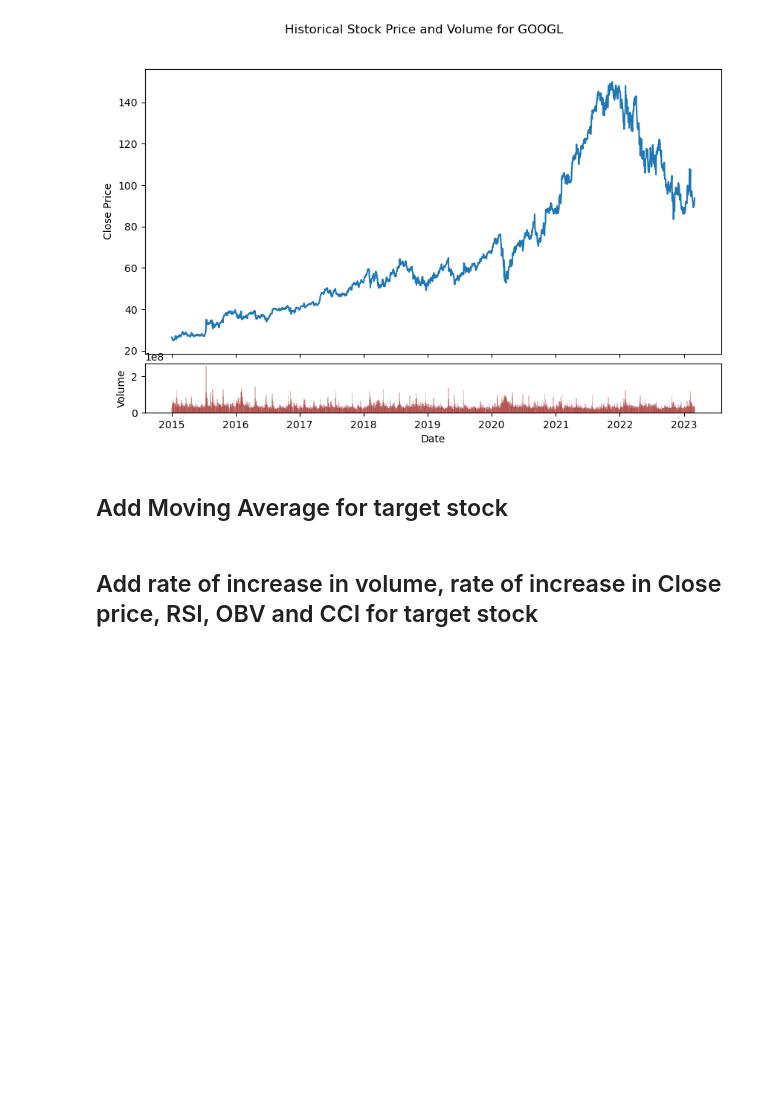
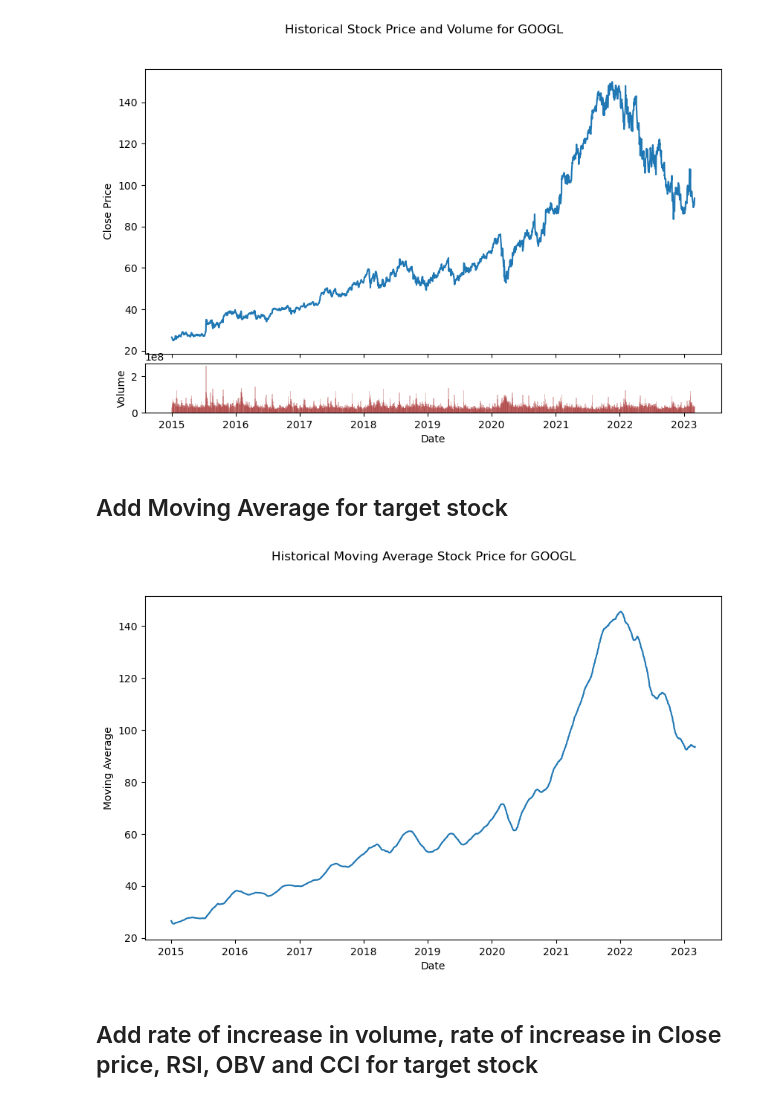
Before and after one commit to Ze-Michelle-Sun/Prospective-Analysis-of-Stock-Prices-with-Deep-Learning, a Jupyter notebook: PRO613_StockPrice.ipynb, the cells around one changed output. Drawn from its saved outputs; the diff is of its cells as text; code cells hidden in the pictures; blank space fills up the shorter version.

```diff
--- a/PRO613_StockPrice.ipynb
+++ b/PRO613_StockPrice.ipynb
@@ -266,23 +266,25 @@ plt.show()
 # Set 50 moving average
 df_target['Moving_av']= df_target['Close'].rolling(window=50,min_periods=0).mean()
 # %%
-# # Create a figure with two subplots
-# fig, ax = plt.subplots(1, 1, sharex=True, figsize=(10, 6))
+# Create a figure with two subplots
+fig, ax = plt.subplots(1, 1, sharex=True, figsize=(10, 6))
 
-# # Create a line plot with the Date column as the x-axis and the Close column as the y-axis
-# ax.plot(df_target['Date'], df_target['Moving_av'])
-# ax.set_ylabel('Moving Average')
+# Create a line plot with the Date column as the x-axis and the Close column as the y-axis
+ax.plot(df_target['Date'], df_target['Moving_av'])
+ax.set_ylabel('Moving Average')
 
-# # Set the plot title and axis labels
-# plt.suptitle('Historical Moving Average Stock Price for GOOGL')
-# plt.xlabel('Date')
-# plt.xticks
+# Set the plot title and axis labels
+plt.suptitle('Historical Moving Average Stock Price for GOOGL')
+plt.xlabel('Date')
+plt.xticks
 
-# # Save the figure
-# fig.savefig('Historical Moving Average Stock Price for GOOGL.png')
+# Save the figure
+fig.savefig('Historical Moving Average Stock Price for GOOGL.png')
 
-# # Show the plot
-# plt.show()
+# Show the plot
+plt.show()
+# %% [output]
+[figure, added]
 # %% [markdown]
 ## Add rate of increase in volume, rate of increase in Close price, RSI, OBV and CCI for target stock
 # %% [markdown]
```
Also changed, not shown: parts of 1 cell of this notebook, 1 other file.
